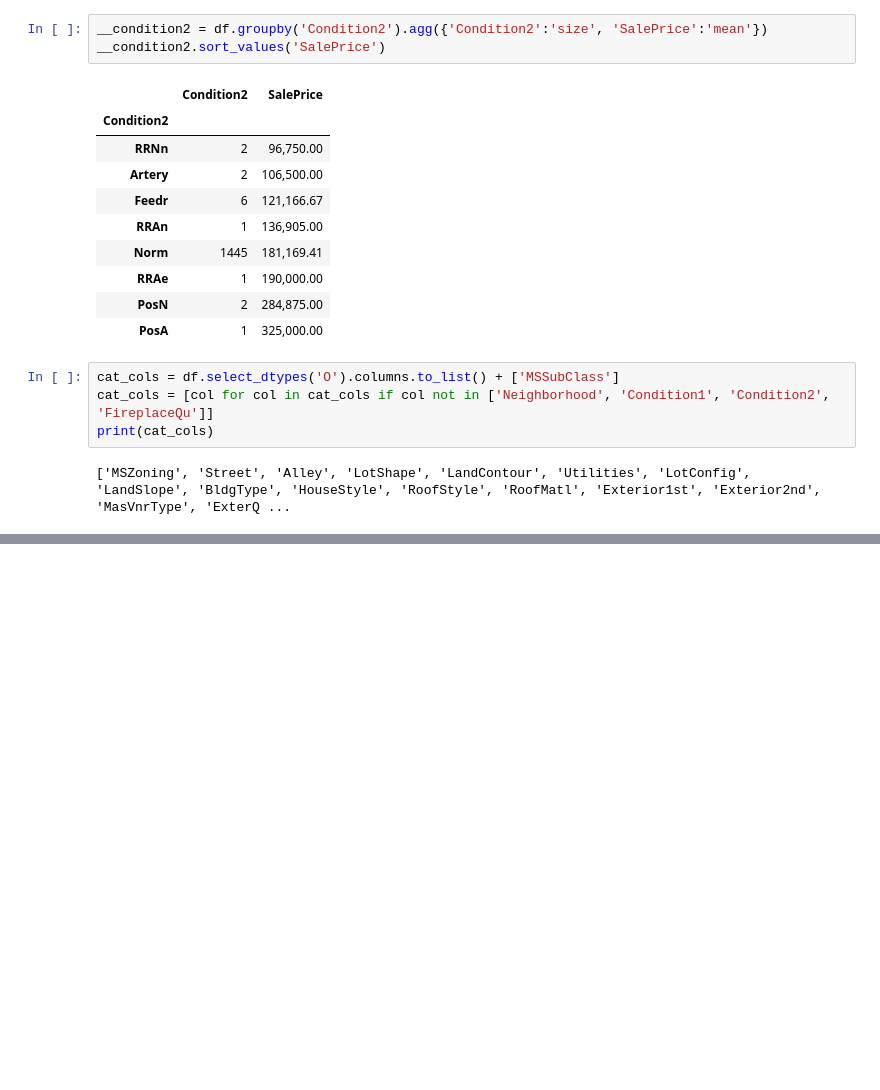
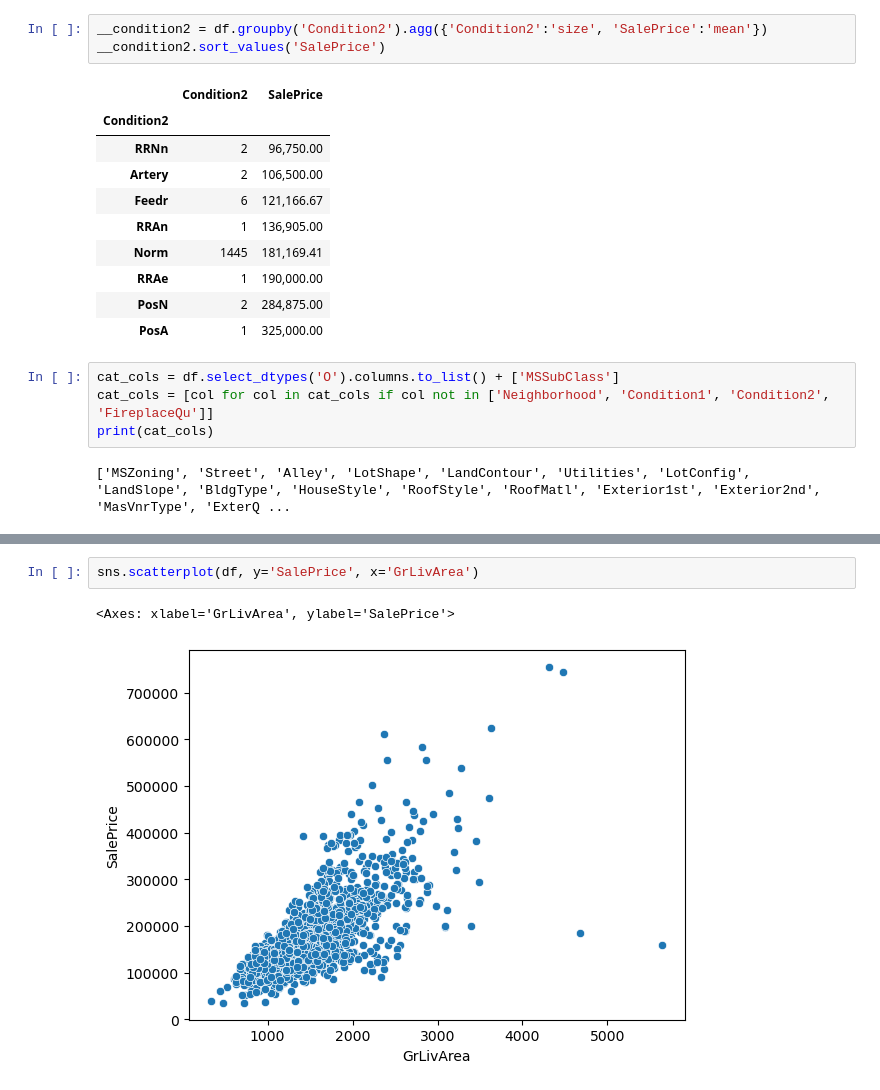
Before and after one commit to karvendhanm/kaggle, a Jupyter notebook: house_prices_prediction/ensemble_with_catboost.ipynb, the cells around one changed output, grey strips where cells are left out. Cells and saved outputs as stored; diff of their text form; blank space fills up the shorter version.

```diff
--- a/house_prices_prediction/ensemble_with_catboost.ipynb
+++ b/house_prices_prediction/ensemble_with_catboost.ipynb
@@ -202,0 +289,5 @@ df_cats_encoded
+# %%
+sns.scatterplot(df, y='SalePrice', x='GrLivArea')
+# %% [output]
+<Axes: xlabel='GrLivArea', ylabel='SalePrice'>
+[figure, added]
```
Also changed, not shown: parts of 18 cells of this notebook.
